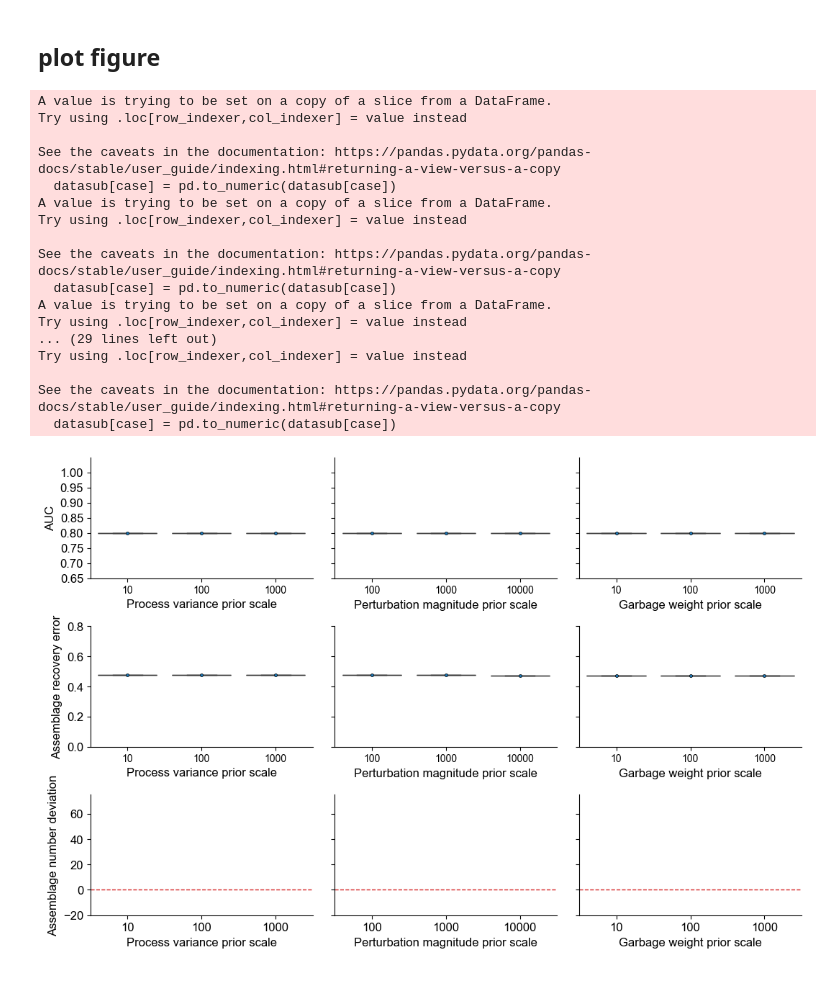
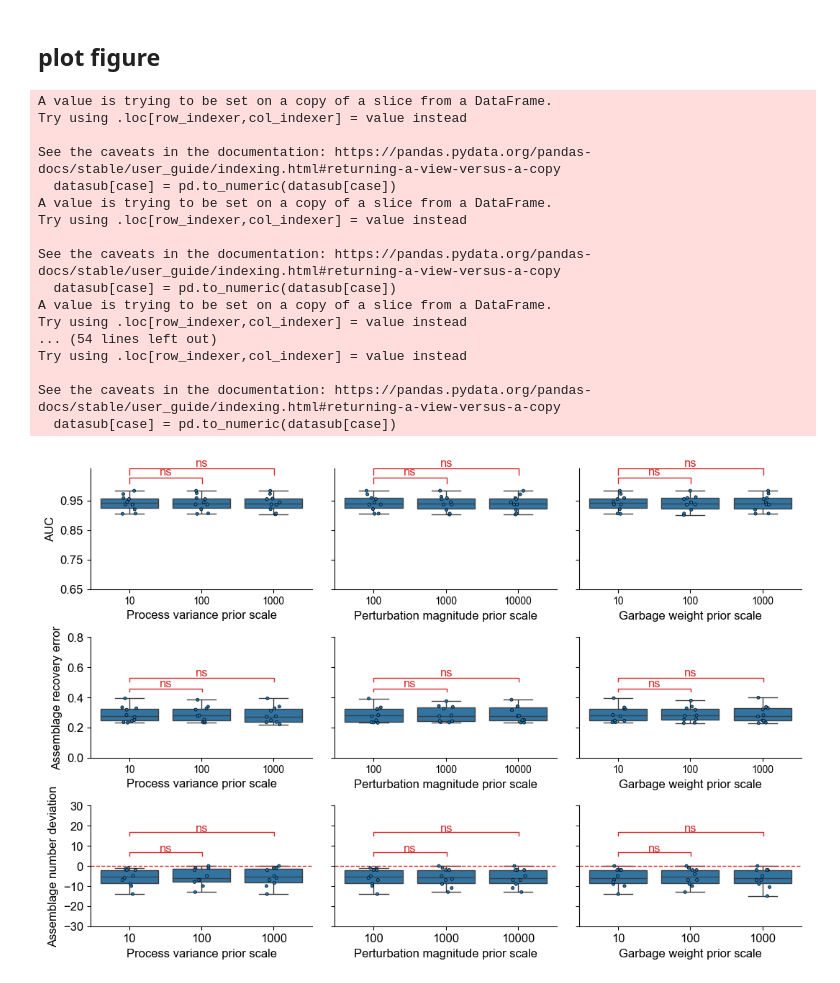
Before and after one commit to gerberlab/MCSPACE, a Jupyter notebook: mcspace/MCSPACE_paper/figures/figure_sensitivity_analysis.ipynb, the cells around one changed output. Saved outputs shown, nothing was run; the diff lists cells and outputs as text; code cells hidden in the pictures.

Commit message:
update sensitivity analysis figure

```diff
--- a/mcspace/MCSPACE_paper/figures/figure_sensitivity_analysis.ipynb
+++ b/mcspace/MCSPACE_paper/figures/figure_sensitivity_analysis.ipynb
@@ -89,0 +155,19 @@ def box_to_ell_axes(ax):
+# %%
+case = 'process_var_scale'
+data = pwres
+
+base = 10
+y = 'auc'
+
+datasub = subset_results(data, case)
+datasub[case] = pd.to_numeric(datasub[case])
+conditions = datasub[case].unique()
+
+n_other = len(conditions) - 1
+pvalues = np.zeros(n_other)
+for i,c in enumerate(conditions[1:]):
+    base_values = data.loc[(data[case] == base),y].values
+    comp_values = data.loc[(data[case] == c),y].values
+    pval = mannwhitneyu(base_values, comp_values)
+    pvalues[i] = pval.pvalue
+adjpvals = multipletests(pvalues, alpha=0.05, method='fdr_bh')[1]
@@ -93,6 +223,7 @@ def box_to_ell_axes(ax):
 ## settings
 # %%
 cases = ['process_var_scale', 'perturbation_var_scale', 'garbage_var_scale']
+base_params = [10, 100, 10]
 case_names = ['Process variance prior scale', 'Perturbation magnitude prior scale', 'Garbage weight prior scale']
 # %% [markdown]
 ## plot figure
@@ -116,9 +247,12 @@ gsnk, axnk = make_sub_gs_ax_cols(fig,gs,2,0,ncols,wspace)
 axpw, pw_pvals = plot_results(axpw, pwres, cases, 'auc')
 for idx,ax in enumerate(axpw):
     ax.set_xlabel(case_names[idx], fontsize=fontsize)
-    ax.set_ylim(0.65,1.048)
-    ax.set_yticks(np.arange(0.65,1.001,0.05))
+    ax.set_ylim(0.65,1.058)
+    ax.set_yticks(np.arange(0.65,1.001,0.1))
     ax=box_to_ell_axes(ax)
+    adjpvals = compute_corrected_pvalues_single_cond(pwres, cases[idx], 'auc', base_params[idx])
+    ax = annotate_pvalues_single_cond(pwres,cases[idx],'auc', adjpvals, ax,
+                                         h=0.02, width=1, text_h=0.02, offset=0.03)
 axpw[0].set_ylabel("AUC", fontsize=fontsize)
 axpw[0].set_yticklabels(axpw[0].get_yticklabels(), fontsize=ticklabel_fontsize)
 for i in [1,2]:
@@ -133,6 +267,10 @@ for idx,ax in enumerate(axar):
     ax.set_xlabel(case_names[idx], fontsize=fontsize)
     ax.set_ylim(0,0.8)
     ax=box_to_ell_axes(ax)
+    adjpvals = compute_corrected_pvalues_single_cond(arres, cases[idx], 'community error', base_params[idx])
+    ax = annotate_pvalues_single_cond(arres,cases[idx],'community error', adjpvals, ax,
+                                         h=0.02, width=1, text_h=0.02, offset=0.07)
+
 axar[0].set_ylabel("Assemblage recovery error", fontsize=fontsize)
 axar[0].set_yticklabels(axar[0].get_yticklabels(), fontsize=ticklabel_fontsize)
 for i in [1,2]:
@@ -142,33 +280,38 @@ for i in [1,2]:
 # plot nk err results ======================================
 axnk, nk_pvals = plot_results(axnk, arres, cases, 'number clusters error')
 for idx,ax in enumerate(axnk):
     ax.set_xlabel(case_names[idx], fontsize=fontsize)
     ax.axhline(y=0, color='tab:red', linestyle='--', linewidth=1)
     ax.set_xticklabels(ax.get_xticklabels(), fontsize=ticklabel_fontsize) #, rotation=rotation)
 
-    ax.set_ylim(-20,75)
+    ax.set_ylim(-30,30)
     ax=box_to_ell_axes(ax)
+    adjpvals = compute_corrected_pvalues_single_cond(arres, cases[idx], 'number clusters error', base_params[idx])
+    ax = annotate_pvalues_single_cond(arres,cases[idx],'number clusters error', adjpvals, ax,
+                                         h=2.0, width=1, text_h=1.0, offset=10.0)
+
 axnk[0].set_ylabel("Assemblage number deviation", fontsize=fontsize)
 axnk[0].set_yticklabels(axnk[0].get_yticklabels(), fontsize=ticklabel_fontsize)
 for i in [1,2]:
     axnk[i].set_yticklabels("")
     axnk[i].set_ylabel("")
+plt.savefig(outpath / "sensitivity_analysis.svg", bbox_inches="tight")
 # %% [output]
 A value is trying to be set on a copy of a slice from a DataFrame.
 Try using .loc[row_indexer,col_indexer] = value instead
 
 See the caveats in the documentation: https://pandas.pydata.org/pandas-docs/stable/user_guide/indexing.html#returning-a-view-versus-a-copy
   datasub[case] = pd.to_numeric(datasub[case])
 A value is trying to be set on a copy of a slice from a DataFrame.
 Try using .loc[row_indexer,col_indexer] = value instead
 
 See the caveats in the documentation: https://pandas.pydata.org/pandas-docs/stable/user_guide/indexing.html#returning-a-view-versus-a-copy
   datasub[case] = pd.to_numeric(datasub[case])
 A value is trying to be set on a copy of a slice from a DataFrame.
 Try using .loc[row_indexer,col_indexer] = value instead
-... (29 lines left out)
+... (54 lines left out)
 Try using .loc[row_indexer,col_indexer] = value instead
 
 See the caveats in the documentation: https://pandas.pydata.org/pandas-docs/stable/user_guide/indexing.html#returning-a-view-versus-a-copy
   datasub[case] = pd.to_numeric(datasub[case])
-[figure, old version]
+[figure, new version]
```
Also changed, not shown: parts of 7 cells of this notebook, 1 other file.
